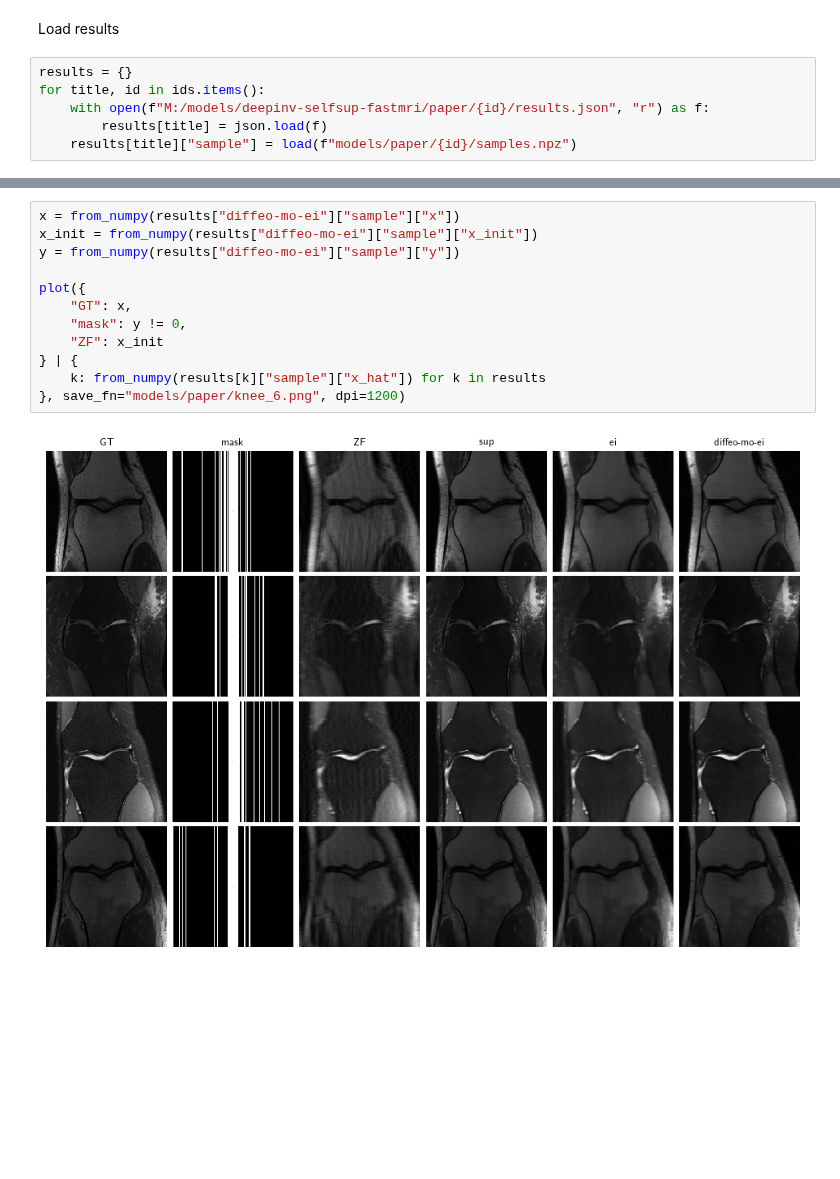
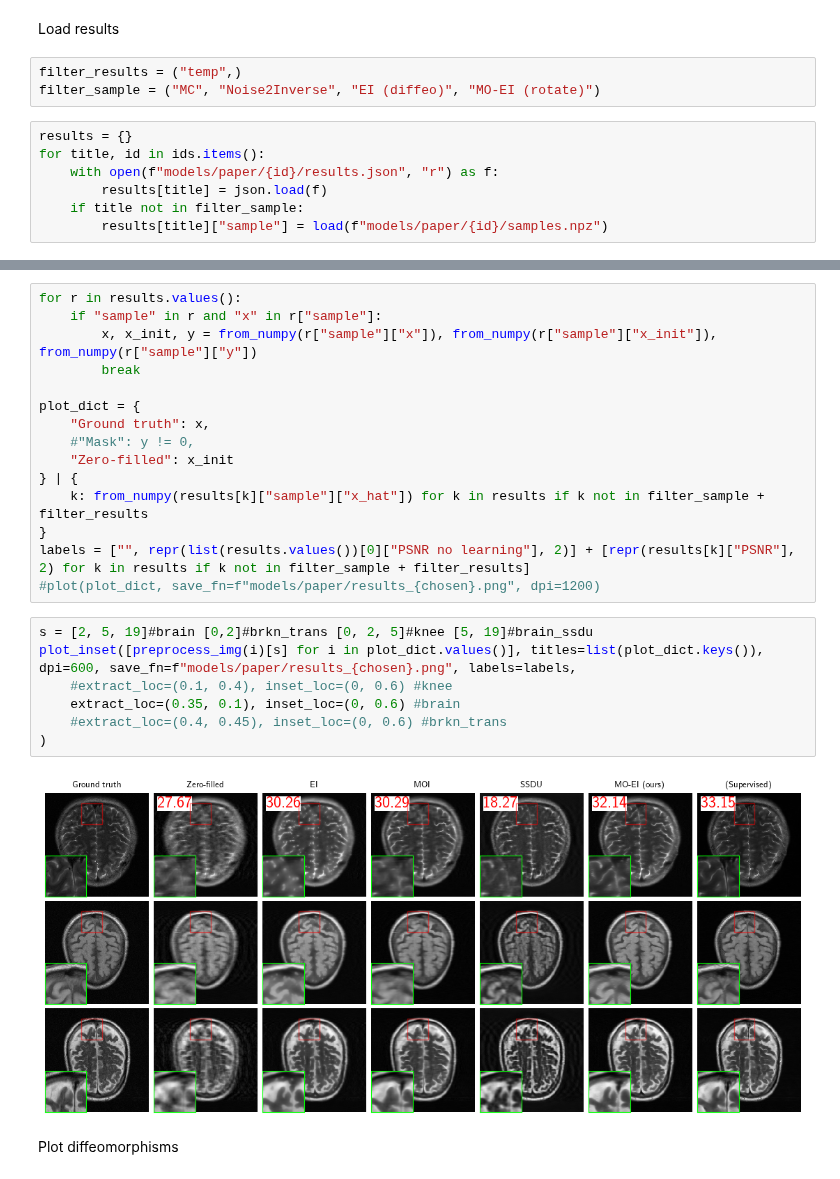
Before and after one commit to Andrewwango/deepinv-selfsup-fastmri, a Jupyter notebook: paper_results.ipynb, the cells around one changed output, grey strips where cells are left out. Saved outputs shown, nothing was run; the diff lists cells and outputs as text; blank space fills up the shorter version.

```diff
--- a/paper_results.ipynb
+++ b/paper_results.ipynb
@@ -15,10 +65,14 @@ ids = {
 # %% [markdown]
 Load results
+# %%
+filter_results = ("temp",)
+filter_sample = ("MC", "Noise2Inverse", "EI (diffeo)", "MO-EI (rotate)")
 # %%
 results = {}
 for title, id in ids.items():
-    with open(f"M:/models/deepinv-selfsup-fastmri/paper/{id}/results.json", "r") as f:
+    with open(f"models/paper/{id}/results.json", "r") as f:
         results[title] = json.load(f)
-    results[title]["sample"] = load(f"models/paper/{id}/samples.npz")
+    if title not in filter_sample:
+        results[title]["sample"] = load(f"models/paper/{id}/samples.npz")
 # %%
 def repr(m, dp=3, p='+'):
@@ -51,14 +116,26 @@ diffeo-mo-ei & 31.91 & .7848 \\
-# %%
-x = from_numpy(results["diffeo-mo-ei"]["sample"]["x"])
-x_init = from_numpy(results["diffeo-mo-ei"]["sample"]["x_init"])
-y = from_numpy(results["diffeo-mo-ei"]["sample"]["y"])
-
-plot({
-    "GT": x,
-    "mask": y != 0,
-    "ZF": x_init
-} | {
-    k: from_numpy(results[k]["sample"]["x_hat"]) for k in results
-}, save_fn="models/paper/knee_6.png", dpi=1200)
-# %% [output]
-[figure, removed]
+# %%
+for r in results.values():
+    if "sample" in r and "x" in r["sample"]:
+        x, x_init, y = from_numpy(r["sample"]["x"]), from_numpy(r["sample"]["x_init"]), from_numpy(r["sample"]["y"])
+        break
+
+plot_dict = {
+    "Ground truth": x,
+    #"Mask": y != 0,
+    "Zero-filled": x_init
+} | {
+    k: from_numpy(results[k]["sample"]["x_hat"]) for k in results if k not in filter_sample + filter_results
+}
+labels = ["", repr(list(results.values())[0]["PSNR no learning"], 2)] + [repr(results[k]["PSNR"], 2) for k in results if k not in filter_sample + filter_results]
+#plot(plot_dict, save_fn=f"models/paper/results_{chosen}.png", dpi=1200)
+# %%
+s = [2, 5, 19]#brain [0,2]#brkn_trans [0, 2, 5]#knee [5, 19]#brain_ssdu
+plot_inset([preprocess_img(i)[s] for i in plot_dict.values()], titles=list(plot_dict.keys()), dpi=600, save_fn=f"models/paper/results_{chosen}.png", labels=labels,
+    #extract_loc=(0.1, 0.4), inset_loc=(0, 0.6) #knee
+    extract_loc=(0.35, 0.1), inset_loc=(0, 0.6) #brain
+    #extract_loc=(0.4, 0.45), inset_loc=(0, 0.6) #brkn_trans
+)
+# %% [output]
+[figure, added]
+# %% [markdown]
+Plot diffeomorphisms
```
Also changed, not shown: parts of 6 cells of this notebook, 4 other files.
